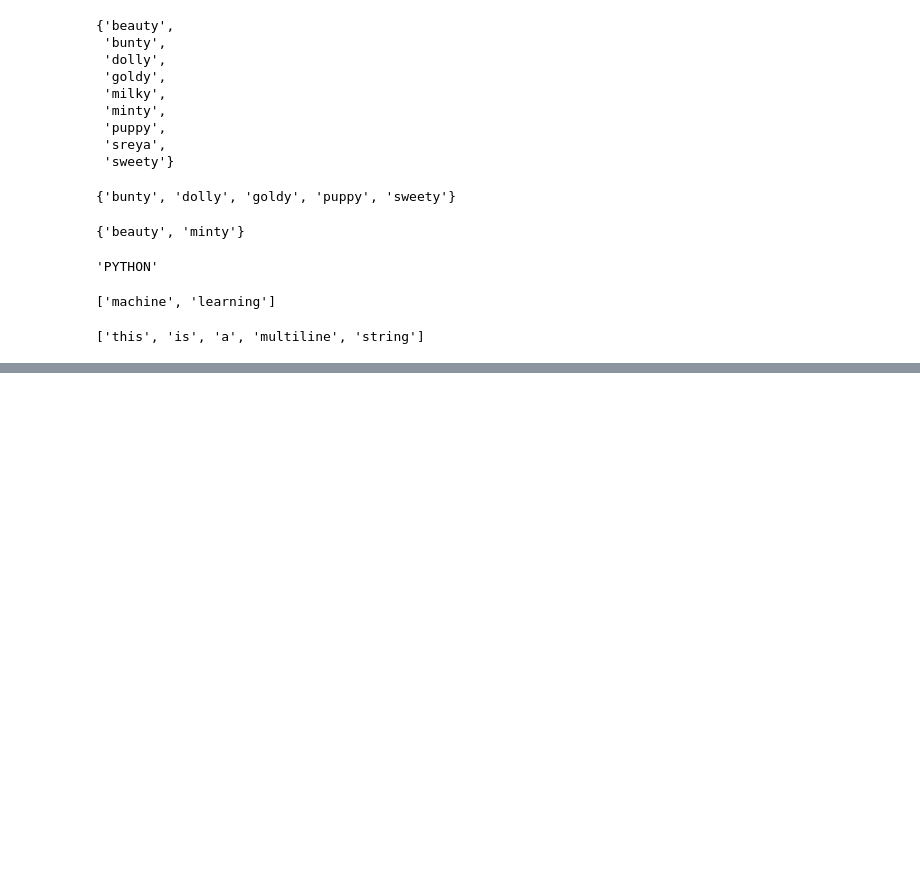
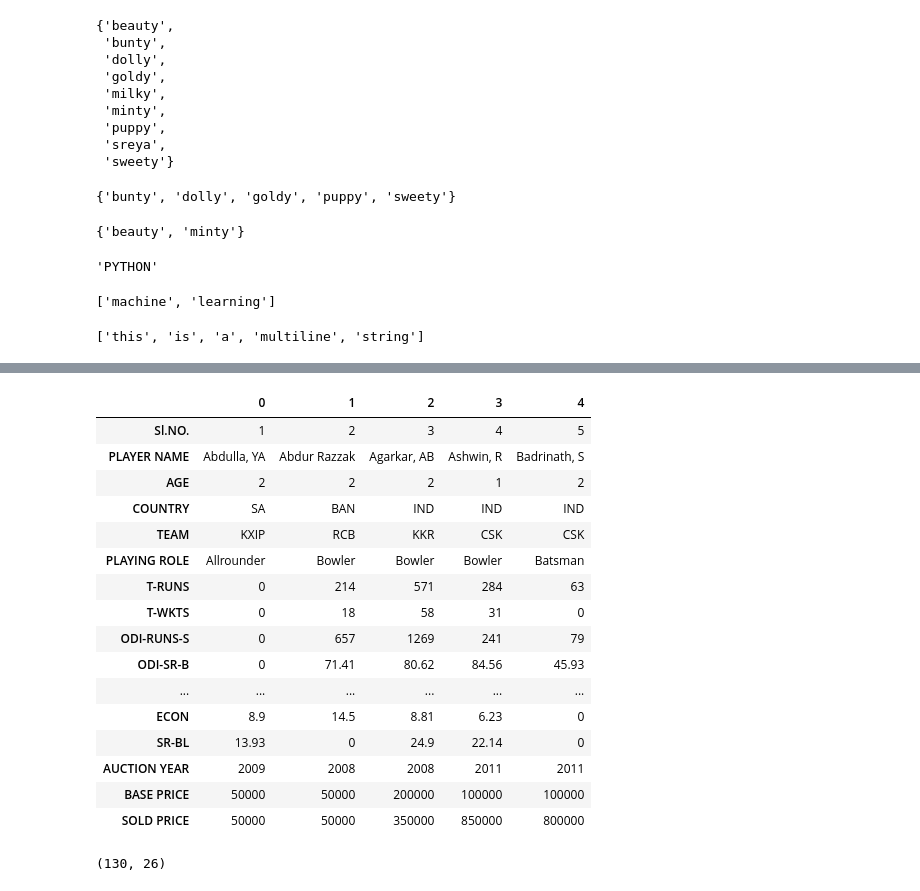
Before and after one commit to sravanirachamalla/MLA2021, a Jupyter notebook: practice.ipynb, the cells around one changed output, grey strips where cells are left out. Cells and saved outputs as stored; diff of their text form; code cells hidden in the pictures; blank space fills up the shorter version.

```diff
--- a/practice.ipynb
+++ b/practice.ipynb
@@ -179,0 +192,2 @@ tokens
+# %%
+ipl_df=pd.read_csv('https://raw.githubusercontent.com/sravanirachamalla/MLA2021/main/Data/IPL%20IMB381IPL2013.csv')
@@ -179,0 +198,3 @@ tokens
+# %%
+##displaying first few records of the dataframe
+pd.set_option('display.max_columns', 10)
@@ -179,0 +232,26 @@ tokens
+# %%
+##to convert rows to columns and viceversa
+ipl_df.head(5).transpose()
+# %% [output]
+|  | 0 | 1 | 2 | 3 | 4 |
+| Sl.NO. | 1 | 2 | 3 | 4 | 5 |
+| PLAYER NAME | Abdulla, YA | Abdur Razzak | Agarkar, AB | Ashwin, R | Badrinath, S |
+| AGE | 2 | 2 | 2 | 1 | 2 |
+| COUNTRY | SA | BAN | IND | IND | IND |
+| TEAM | KXIP | RCB | KKR | CSK | CSK |
+| PLAYING ROLE | Allrounder | Bowler | Bowler | Bowler | Batsman |
+| T-RUNS | 0 | 214 | 571 | 284 | 63 |
+| T-WKTS | 0 | 18 | 58 | 31 | 0 |
+| ODI-RUNS-S | 0 | 657 | 1269 | 241 | 79 |
+| ODI-SR-B | 0 | 71.41 | 80.62 | 84.56 | 45.93 |
+| ... | ... | ... | ... | ... | ... |
+| ECON | 8.9 | 14.5 | 8.81 | 6.23 | 0 |
+| SR-BL | 13.93 | 0 | 24.9 | 22.14 | 0 |
+| AUCTION YEAR | 2009 | 2008 | 2008 | 2011 | 2011 |
+| BASE PRICE | 50000 | 50000 | 200000 | 100000 | 100000 |
+| SOLD PRICE | 50000 | 50000 | 350000 | 850000 | 800000 |
+# %%
+##to determine the dimension andf shape of the df
+ipl_df.shape
+# %% [output]
+(130, 26)
```
Also changed, not shown: parts of 20 cells of this notebook.
